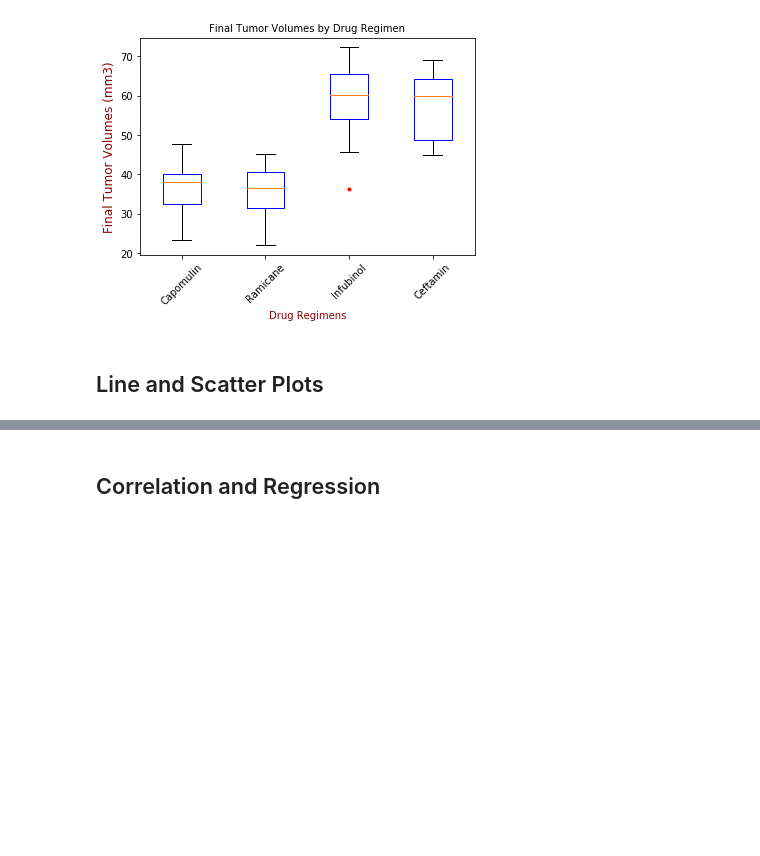
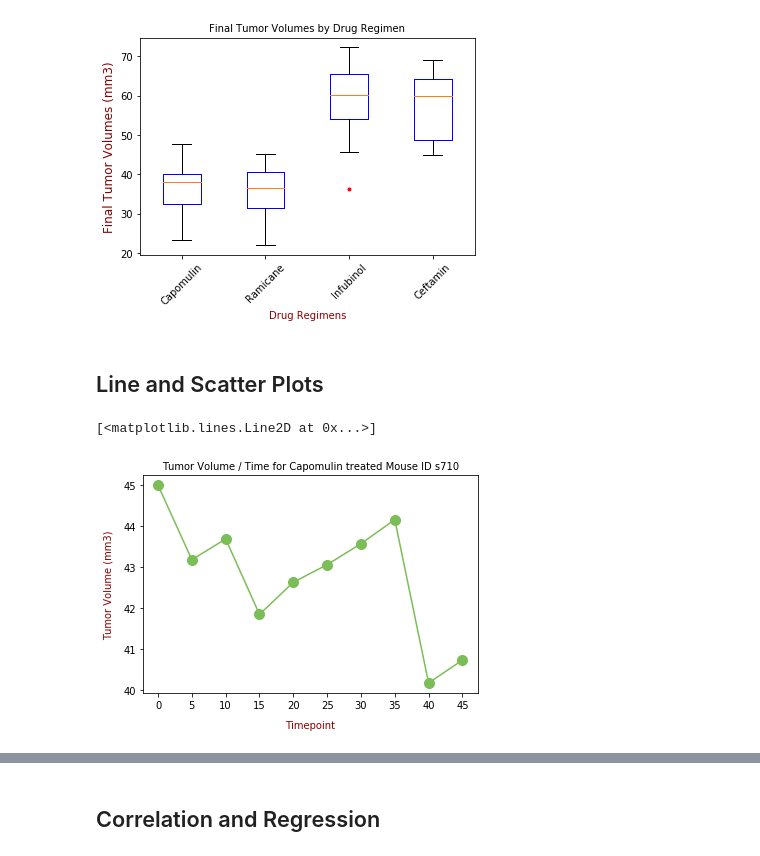
Before and after one commit to manny-p/matplotlib-challenge, a Jupyter notebook: Pymaceuticals/pymaceuticals_starter.ipynb, the cells around one changed output, grey strips where cells are left out. Cells and saved outputs as stored; diff of their text form; code cells hidden in the pictures; blank space fills up the shorter version.

Commit message:
add line and scatter plots, calc correlation and regression

```diff
--- a/Pymaceuticals/pymaceuticals_starter.ipynb
+++ b/Pymaceuticals/pymaceuticals_starter.ipynb
@@ -454,0 +456,24 @@ plt.xticks(rotation=45)
+# %%
+# Generate a line plot of tumor volume vs. time point for a mouse treated with Capomulin
+t_v = 'Tumor Volume (mm3)'
+
+df_capomulin = df_combined.loc[df_combined['Drug Regimen']=='Capomulin']
+rand_treated_mouse = choice(df_capomulin['Mouse ID'].unique())
+mouse = df_capomulin.loc[df_combined['Mouse ID'] == rand_treated_mouse]
+
+N = 3
+pad=10
+c= np.random.rand(N)
+m='.'
+ms=20
+label='darkred'
+
+
+plt.title(f'Tumor Volume / Time for Capomulin treated Mouse ID {rand_treated_mouse}', fontsize=10)
+plt.xlabel('Timepoint', labelpad=pad, c=label)
+plt.ylabel(t_v, labelpad=pad, c=label)
+plt.xticks(np.arange(0,50,5))
+plt.plot(mouse.Timepoint, mouse[t_v], c=c, marker=m, markersize=ms)
+# %% [output]
+[<matplotlib.lines.Line2D at 0x...>]
+[figure, added]
```
Also changed, not shown: parts of 5 cells of this notebook.
